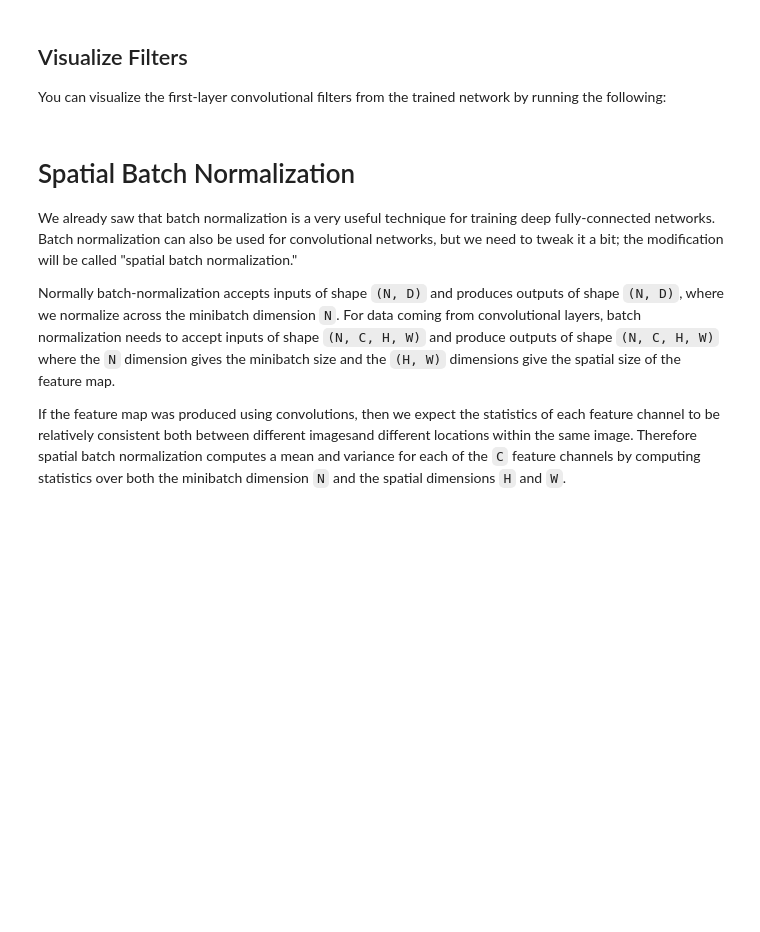
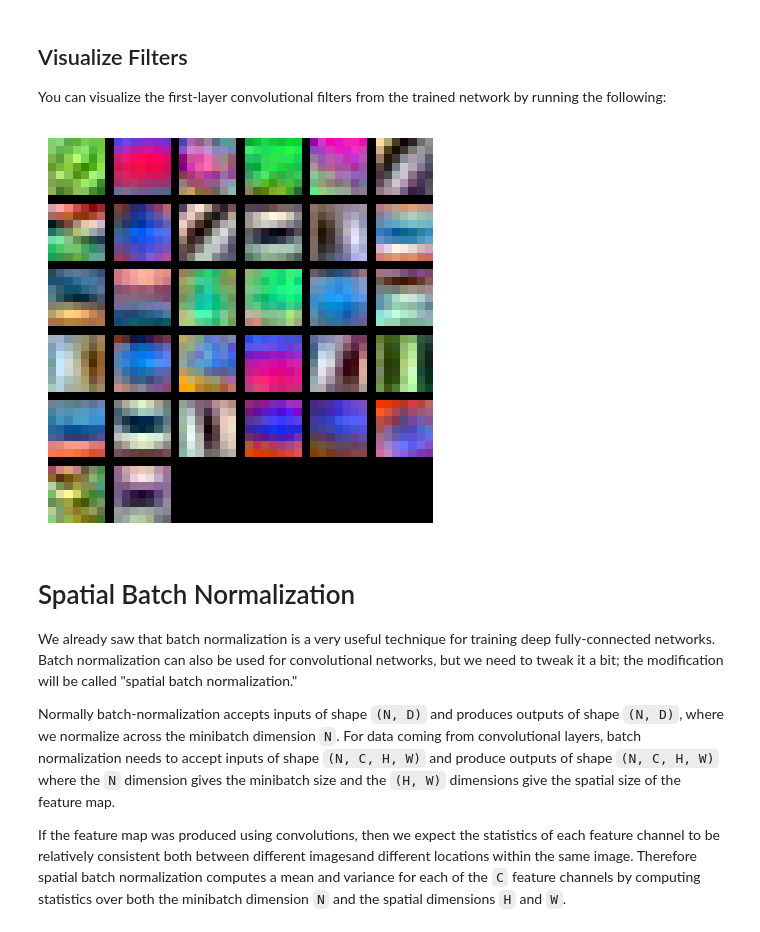
Before and after one commit to Rit-ctrl/Course-Audit-Repo, a Jupyter notebook: cs231n 2017/assignment2/ConvolutionalNetworks.ipynb, the cells around one changed output. Saved outputs shown, nothing was run; the diff lists cells and outputs as text; code cells hidden in the pictures; blank space fills up the shorter version.

```diff
--- a/cs231n 2017/assignment2/ConvolutionalNetworks.ipynb
+++ b/cs231n 2017/assignment2/ConvolutionalNetworks.ipynb
@@ -486,11 +534,13 @@ You can visualize the first-layer convolutional filters from the trained network
 # %%
 from cs231n.vis_utils import visualize_grid
 
-grid = visualize_grid(model.params['W1'].transpose(0, 2, 3, 1))
+grid = visualize_grid(model.params['w1'].transpose(0, 2, 3, 1))
 plt.imshow(grid.astype('uint8'))
 plt.axis('off')
 plt.gcf().set_size_inches(5, 5)
 plt.show()
+# %% [output]
+[figure, added]
 # %% [markdown]
 # Spatial Batch Normalization
 We already saw that batch normalization is a very useful technique for training deep fully-connected networks. Batch normalization can also be used for convolutional networks, but we need to tweak it a bit; the modification will be called "spatial batch normalization."
```
Also changed, not shown: parts of 8 cells of this notebook, 2 other files.
